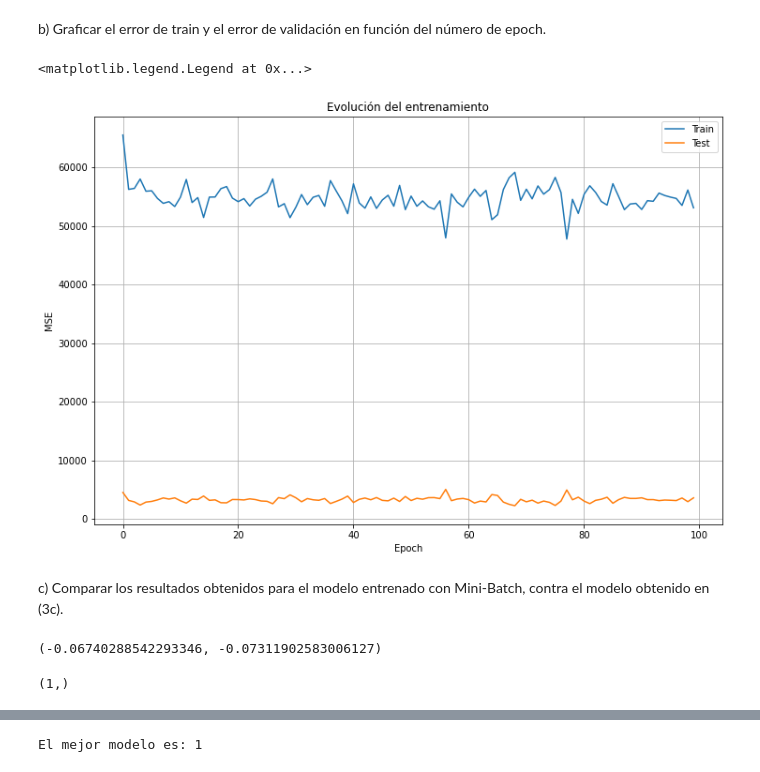
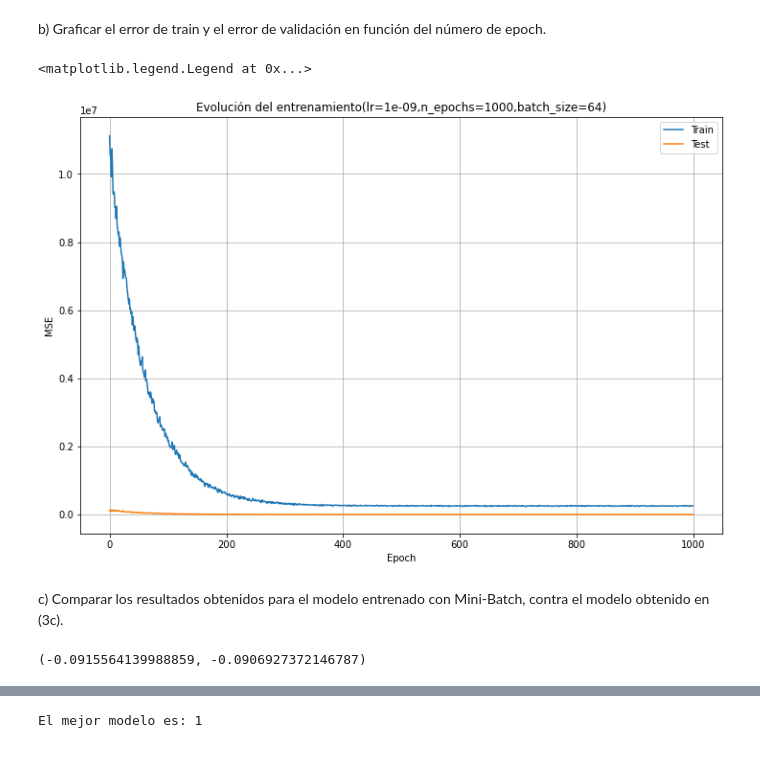
Before and after one commit to nhorro/ceai2020, a Jupyter notebook: intro_ai/clase_8_evaluacion/evaluacion.ipynb, the cells around one changed output, grey strips where cells are left out. Cells and saved outputs as stored; diff of their text form; code cells hidden in the pictures.

```diff
--- a/intro_ai/clase_8_evaluacion/evaluacion.ipynb
+++ b/intro_ai/clase_8_evaluacion/evaluacion.ipynb
@@ -292,26 +295,26 @@ for c in range(coeff):
     x_acc.append(X_train**(coeff-c))
 xx = np.vstack(x_acc).T
 # %%
-def mini_batch_gradient_descent(X_train, y_train, lr=0.0001, amt_epochs=100):
+def mini_batch_gradient_descent(X_train, y_train, lr=0.0001, amt_epochs=100,batch_size=16):
     """
     shapes:
         X_t = nxm
         y_t = nx1
         W = mx1
     """
-    b = 16
+    b = batch_size
     m = X_train.shape[1]
 
     mse = MSE()
 
-    # initialize random weights
+    # initialize random weights.
     W = np.random.randn(m).reshape(m, 1)
     train_history = []
     test_history = []
 
     for i in range(amt_epochs):
 
-        ###
+        ### 4/5 Train set Splitting
         dataset_sz = X_train.shape[0]
         i0 = int(dataset_sz*0.8)
         indices = np.random.permutation(dataset_sz)
@@ -369,24 +372,26 @@ model, train_history,test_history = mini_batch_gradient_descent(
 >Hagan la mejor regresion para n=1
 >Asi no luchan tanto con la convergencia, que basicamente es luchar mucho con los parametros
 # %%
-N_EPOCHS = 100
-model, train_history,test_history = mini_batch_gradient_descent(
-    X_train.reshape(-1,1),y_train.reshape(-1,1), lr=1e-6, amt_epochs=N_EPOCHS)
+N_EPOCHS = 1000
+LEARNING_RATE = 1e-9
+BATCH_SIZE = 64
+model, train_history,test_history =  mini_batch_gradient_descent(
+        X_train.reshape(-1,1),y_train.reshape(-1,1), lr=LEARNING_RATE, amt_epochs=N_EPOCHS, batch_size=BATCH_SIZE)
 # %% [markdown]
 b) Graficar el error de train y el error de validación en función del número de epoch.
 # %%
 epochs = np.arange(0,N_EPOCHS)
 plt.figure(figsize=(12,8))
 plt.plot(epochs,train_history)
 plt.plot(epochs,test_history)
 plt.xlabel("Epoch")
 plt.ylabel("MSE")
-plt.title("Evolución del entrenamiento")
+plt.title( f"Evolución del entrenamiento(lr={LEARNING_RATE},n_epochs={N_EPOCHS},batch_size={BATCH_SIZE})")
 plt.grid(which="Both")
 plt.legend(["Train","Test"])
 # %% [output]
 <matplotlib.legend.Legend at 0x...>
-[figure, old version]
+[figure, new version]
 # %% [markdown]
 c) Comparar los resultados obtenidos para el modelo entrenado con Mini-Batch, contra el modelo obtenido en (3c).
 # %%
@@ -394,4 +399,4 @@ model = model[0][0]
 # %%
 model,model_3a
 # %% [output]
-(-0.06740288542293346, -0.07311902583006127)
+(-0.0915564139988859, -0.0906927372146787)
@@ -400,7 +403,3 @@ model = model.flatten()
-# %%
-model.shape
-# %% [output]
-(1,)
 # %%
 plt.figure(figsize=(12,8))
 plt.grid(which="Both")
```
Also changed, not shown: parts of 21 cells of this notebook.
